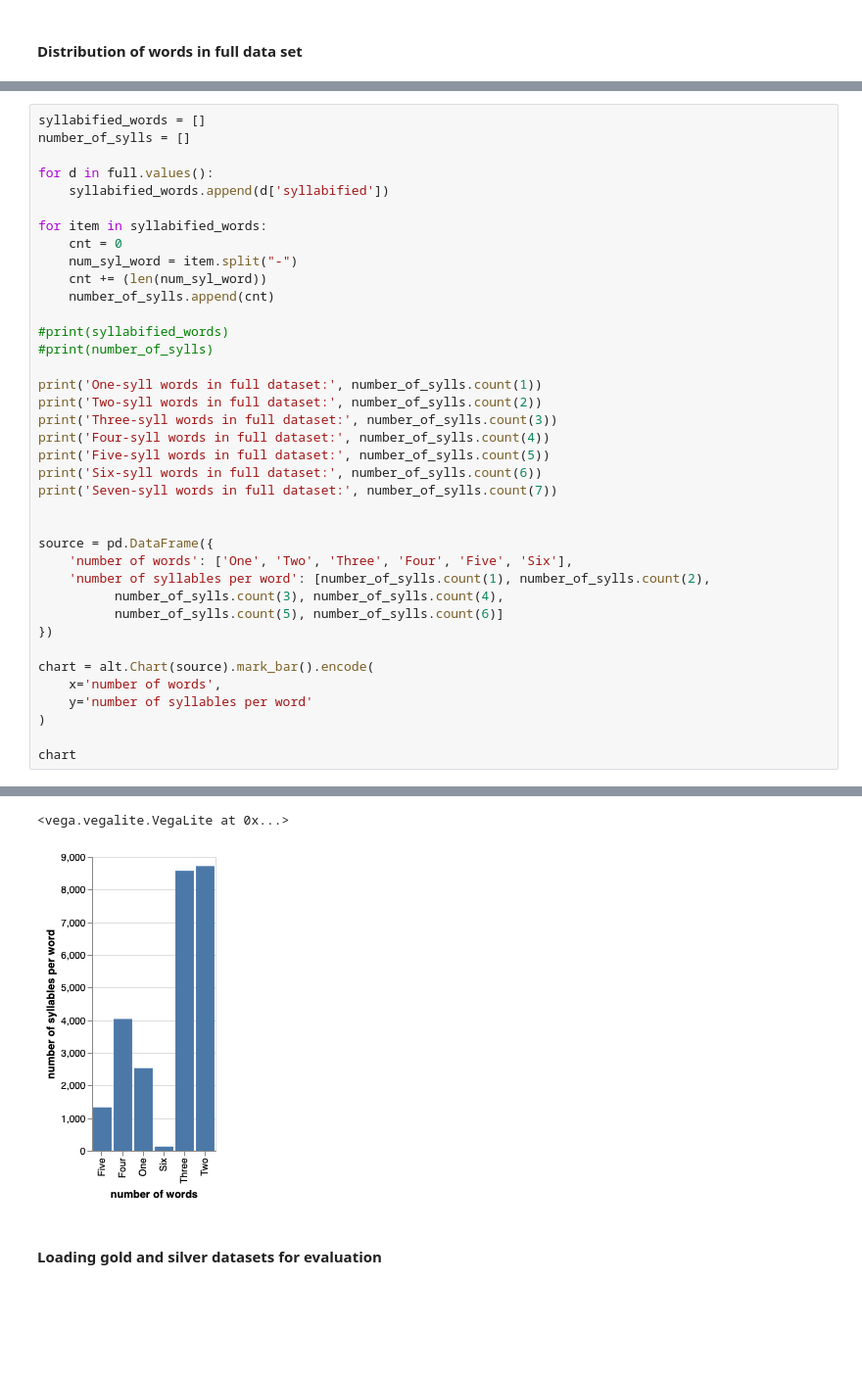
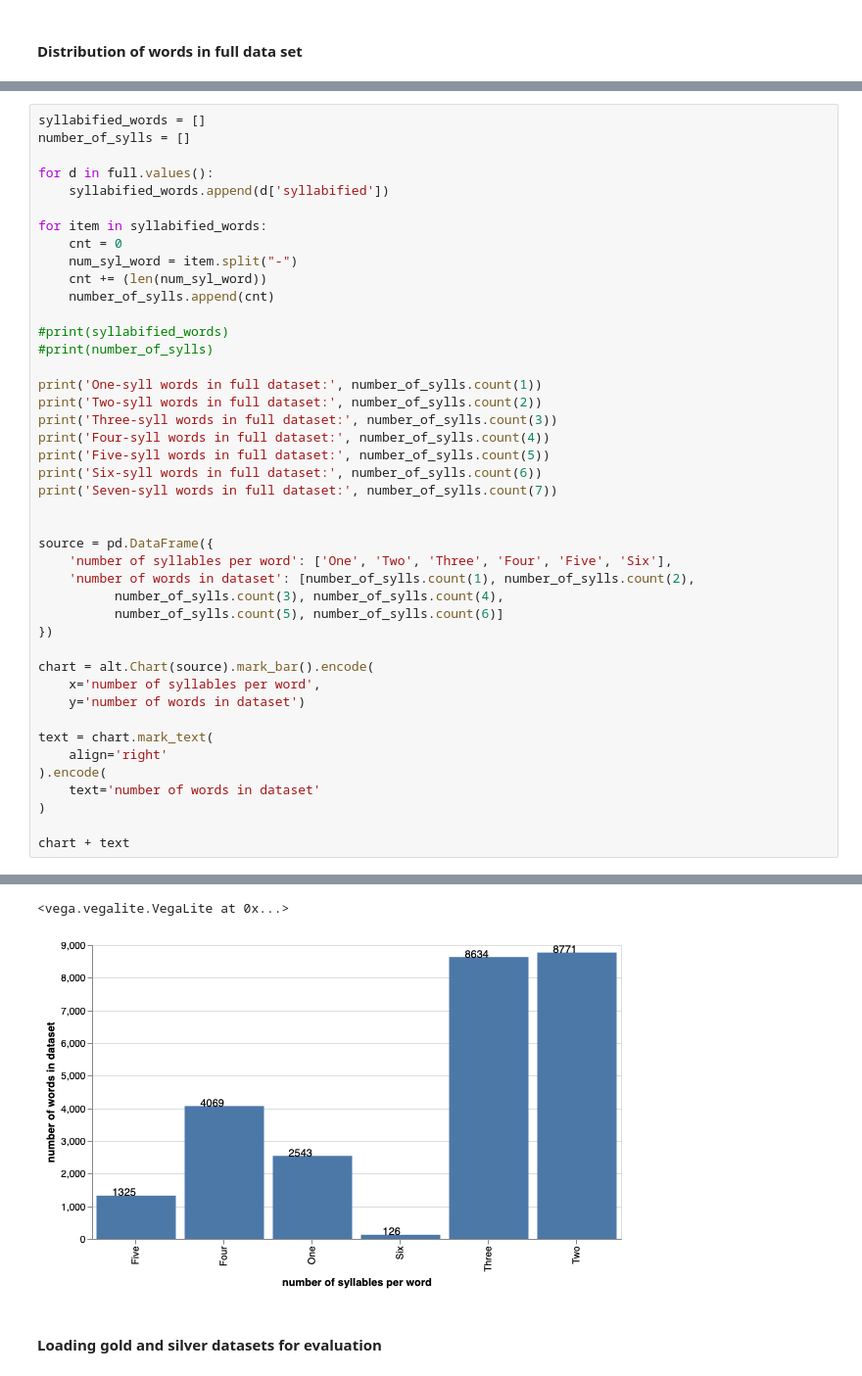
Before and after one commit to WHaverals/stresser, a Jupyter notebook: stresser_evaluation.ipynb, the cells around one changed output, grey strips where cells are left out. Shown: that part at 98% size. Cells and saved outputs as stored; diff of their text form; blank space fills up the shorter version.

```diff
--- a/stresser_evaluation.ipynb
+++ b/stresser_evaluation.ipynb
@@ -41,16 +41,21 @@ print('Seven-syll words in full dataset:', number_of_sylls.count(7))
 
 
 source = pd.DataFrame({
-    'number of words': ['One', 'Two', 'Three', 'Four', 'Five', 'Six'],
-    'number of syllables per word': [number_of_sylls.count(1), number_of_sylls.count(2),
+    'number of syllables per word': ['One', 'Two', 'Three', 'Four', 'Five', 'Six'],
+    'number of words in dataset': [number_of_sylls.count(1), number_of_sylls.count(2),
           number_of_sylls.count(3), number_of_sylls.count(4),
           number_of_sylls.count(5), number_of_sylls.count(6)]
 })
 
 chart = alt.Chart(source).mark_bar().encode(
-    x='number of words',
-    y='number of syllables per word'
+    x='number of syllables per word',
+    y='number of words in dataset')
+
+text = chart.mark_text(
+    align='right'
+).encode(
+    text='number of words in dataset'
 )
 
-chart
+chart + text
 # %% [output]
@@ -62,7 +67,7 @@ Five-syll words in full dataset: 1328
 Six-syll words in full dataset: 126
 Seven-syll words in full dataset: 0
 <vega.vegalite.VegaLite at 0x...>
-[figure, old version]
+[figure, new version]
 # %% [markdown]
 #### Loading gold and silver datasets for evaluation
 # %%
```
Also changed, not shown: parts of 10 cells of this notebook.
